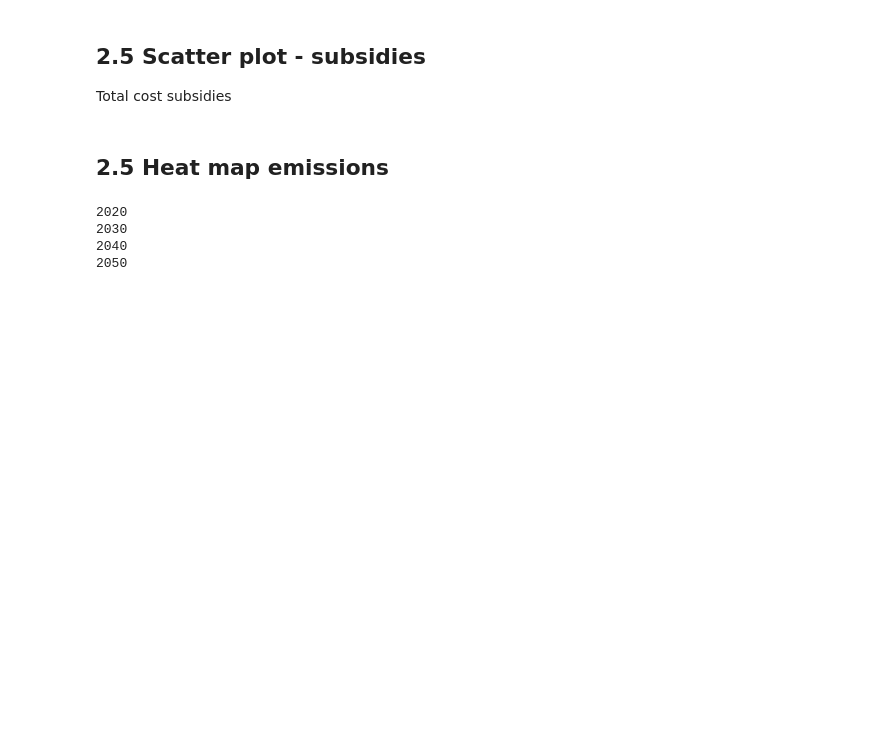
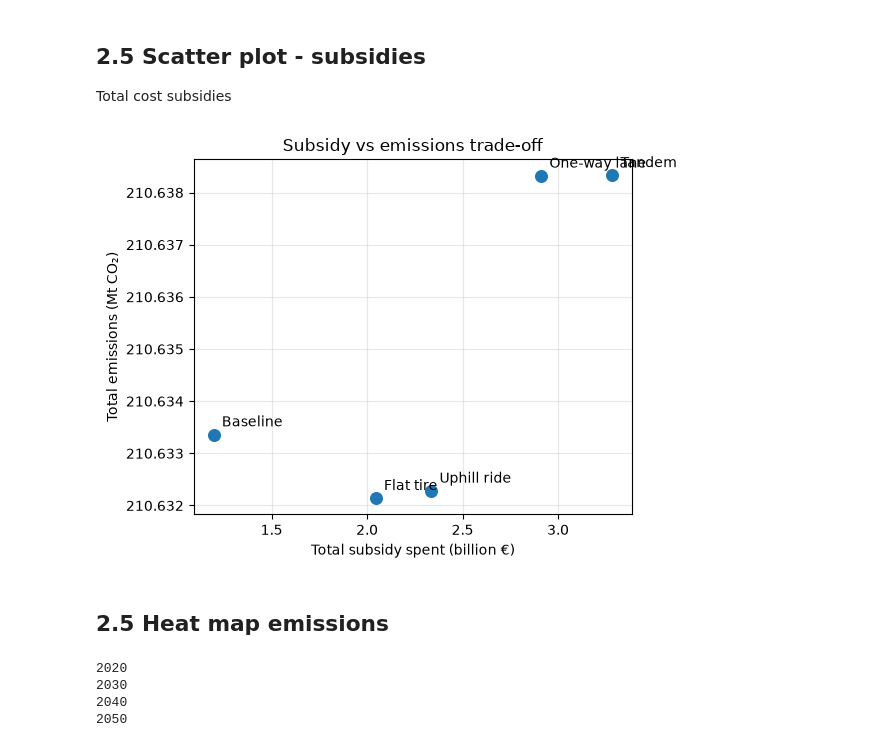
Before and after one commit to annacerato88/Modelling_for_transitions_Group, a Jupyter notebook: Group Assignment MfT/interface.ipynb, the cells around one changed output. Drawn from its saved outputs; the diff is of its cells as text; code cells hidden in the pictures; blank space fills up the shorter version.

```diff
--- a/Group Assignment MfT/interface.ipynb
+++ b/Group Assignment MfT/interface.ipynb
@@ -404,22 +389,35 @@ plt.show()
 ## 2.5 Scatter plot - subsidies
 Total cost subsidies
 # %%
-# res = pd.DataFrame(
-    # {name: {"cost": total_subsidy_spent(n), "emissions": extract_emissions(n)}
-    # for name, n in runs.items()}
-# ).T
+# which subsidy growth each run was solved with
+growth_per_run = {
+    "Baseline": subsidy_growth_base,
+    "Tandem": subsidy_growth_high,
+    "One-way lane": subsidy_growth_low,
+    "Uphill ride": subsidy_growth_high,
+    "Flat tire": subsidy_growth_low
+}  # <- adjust to what each run actually used
 
-# fig, ax = plt.subplots(figsize=(6, 4.5))
-# ax.scatter(res["cost"] / 1e9, res["emissions"] / 1e6, s=70)
-# for name, row in res.iterrows():
-    # ax.annotate(name, (row["cost"] / 1e9, row["emissions"] / 1e6),
-                # textcoords="offset points", xytext=(6, 6))
-# ax.set_xlabel("Total system cost (billion €)")
-# ax.set_ylabel("Total emissions (Mt CO₂)")
-# ax.set_title("Cost vs emissions trade-off")
-# ax.grid(alpha=0.3)
-# plt.tight_layout()
-# plt.show()
+res = pd.DataFrame(
+    {name: {"total_subsidy": total_subsidy_spent(n, techs_d, rt, growth_per_run[name]),
+            "emissions": extract_emissions(n)}
+     for name, n in runs.items()}
+).T
+
+fig, ax = plt.subplots(figsize=(6, 4.5))
+ax.scatter(res["total_subsidy"] / 1e9, res["emissions"] / 1e6, s=70)
+for name, row in res.iterrows():
+    ax.annotate(name, (row["total_subsidy"] / 1e9, row["emissions"] / 1e6),
+                textcoords="offset points", xytext=(6, 6))
+ax.set_xlabel("Total subsidy spent (billion €)")
+ax.set_ylabel("Total emissions (Mt CO₂)")
+ax.set_title("Subsidy vs emissions trade-off")
+ax.ticklabel_format(useOffset=False, style="plain")
+ax.grid(alpha=0.3)
+plt.tight_layout()
+plt.show()
+# %% [output]
+[figure, added]
 # %% [markdown]
 ## 2.5 Heat map emissions
 # %%
```
Also changed, not shown: parts of 21 cells of this notebook, 6 other files.
